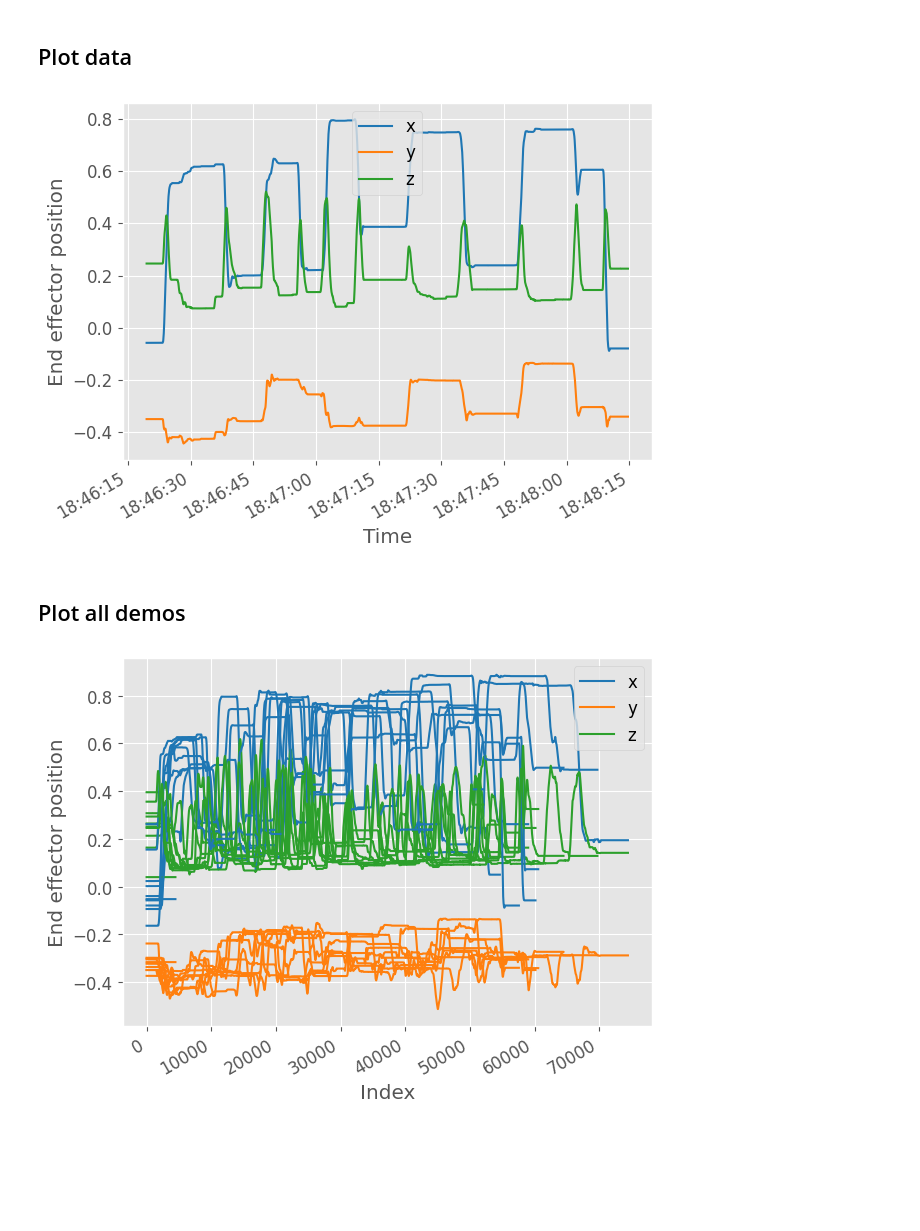
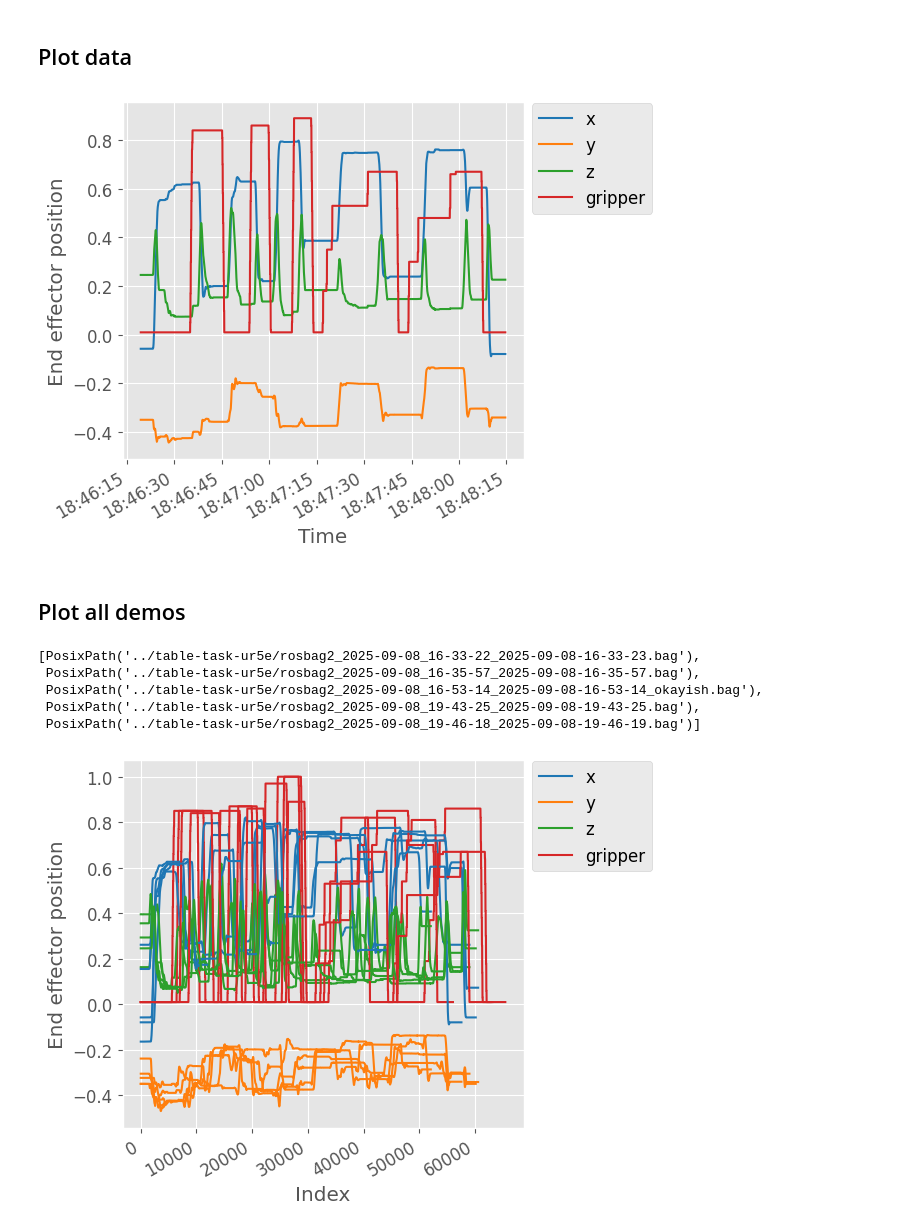
Before and after one commit to AlexanderHIth/temporaryforLSTMTesting, a Jupyter notebook: explore-ur5e-table-task.ipynb, the cells around one changed output. Drawn from its saved outputs; the diff is of its cells as text; code cells hidden in the pictures; blank space fills up the shorter version.

Commit message:
feat: get gripper data

```diff
--- a/explore-ur5e-table-task.ipynb
+++ b/explore-ur5e-table-task.ipynb
@@ -44,25 +45,41 @@ bagfile
 # %% [output]
 PosixPath('../table-task-ur5e/rosbag2_2025-09-08_19-46-18_2025-09-08-19-46-19.bag')
 # %%
-def extract_eef_tf_data_from_rosbag(bagfile):
+def extract_eef_data_from_rosbag(bagfile):
     tf = {"x": [], "y": [], "z": [], "timestamp": []}
+    gripper = {"val": [], "timestamp": []}
 
     # Create a type store to use if the bag has no message definitions.
     typestore = get_typestore(Stores.ROS1_NOETIC)
 
     # Create reader instance and open for reading.
     with AnyReader([bagfile], default_typestore=typestore) as reader:
-        connections = [x for x in reader.connections if x.topic == '/imu_raw/Imu']
+        connections = [x for x in reader.connections if x.topic == "/imu_raw/Imu"]
         for connection, timestamp, rawdata in reader.messages(connections=connections):
             msg = reader.deserialize(rawdata, connection.msgtype)
             # print(msg.header.frame_id
             if connection.msgtype == "tf2_msgs/msg/TFMessage":
-                if msg.transforms[0].child_frame_id == "tool0_controller" and msg.transforms[0].header.frame_id == "base":
+                if (
+                    msg.transforms[0].child_frame_id == "tool0_controller"
+                    and msg.transforms[0].header.frame_id == "base"
+                ):
                     tf["x"].append(msg.transforms[0].transform.translation.x)
                     tf["y"].append(msg.transforms[0].transform.translation.y)
                     tf["z"].append(msg.transforms[0].transform.translation.z)
                     # tf["timestamp"].append(pd.to_datetime(timestamp, utc=True).tz_localize("UTC").tz_convert("EST"))
-                    tf["timestamp"].append(pd.to_datetime(timestamp, utc=True).tz_convert("EST"))
+                    tf["timestamp"].append(
+                        pd.to_datetime(timestamp, utc=True).tz_convert("EST")
+                    )
+
+            if connection.msgtype == "ur5e_move/msg/gripper_pos":
+                gripper["val"].append(msg.gripper_pos)
+                gripper["timestamp"].append(
+                    pd.to_datetime(timestamp, utc=True).tz_convert("EST")
+                )
 
     tf_df = pd.DataFrame(tf)
-    return tf_df
+    gripper_df = pd.DataFrame(gripper)
+    gripper_df["val"] = gripper_df["val"].apply(lambda elem: elem / 100)
+    return tf_df, gripper_df
+# %%
+tf_df, gripper_df = extract_eef_data_from_rosbag(bagfile)
@@ -69,4 +102,3 @@ def extract_eef_tf_data_from_rosbag(bagfile):
 # %%
-tf_df = extract_eef_tf_data_from_rosbag(bagfile)
-tf_df
+gripper_df
 # %% [output]
@@ -173,38 +235,51 @@ with plt.style.context("ggplot_perso.mplstyle"):
     ax.plot(tf_df.timestamp, tf_df.x, label="x", color=cmap[0])
     ax.plot(tf_df.timestamp, tf_df.y, label="y", color=cmap[1])
     ax.plot(tf_df.timestamp, tf_df.z, label="z", color=cmap[2])
+    ax.plot(gripper_df.timestamp, gripper_df.val, label="gripper", color=cmap[3])
     ax.set_xlabel("Time")
     ax.set_ylabel("End effector position")
-    ax.legend(loc="best")
+    # ax.legend(loc="best")
+    ax.legend(bbox_to_anchor=(1.0, 1.02))
     fig.autofmt_xdate()
     fig.tight_layout()
     plt.show()
 # %% [output]
-[figure, old version]
+[figure, new version]
 # %% [markdown]
 ## Plot all demos
+# %%
+bagfiles[-5:]
+# %% [output]
+[PosixPath('../table-task-ur5e/rosbag2_2025-09-08_16-33-22_2025-09-08-16-33-23.bag'),
+ PosixPath('../table-task-ur5e/rosbag2_2025-09-08_16-35-57_2025-09-08-16-35-57.bag'),
+ PosixPath('../table-task-ur5e/rosbag2_2025-09-08_16-53-14_2025-09-08-16-53-14_okayish.bag'),
+ PosixPath('../table-task-ur5e/rosbag2_2025-09-08_19-43-25_2025-09-08-19-43-25.bag'),
+ PosixPath('../table-task-ur5e/rosbag2_2025-09-08_19-46-18_2025-09-08-19-46-19.bag')]
 # %%
 with plt.style.context("ggplot_perso.mplstyle"):
     # with plt.style.context("ggplot"):
     fig, ax = plt.subplots()
     cmap = mpl.colormaps.get("tab10").colors
 
-    for idx, bagfile in enumerate(tqdm(bagfiles)):
-        tf_df = extract_eef_tf_data_from_rosbag(bagfile)
+    for idx, bagfile in enumerate(tqdm(bagfiles[-5:])):
+        tf_df, gripper_df = extract_eef_data_from_rosbag(bagfile)
         if idx == 0:
             ax.plot(tf_df.index, tf_df.x, label="x", color=cmap[0])
             ax.plot(tf_df.index, tf_df.y, label="y", color=cmap[1])
             ax.plot(tf_df.index, tf_df.z, label="z", color=cmap[2])
+            ax.plot(gripper_df.index, gripper_df.val, label="gripper", color=cmap[3])
         else:
             ax.plot(tf_df.index, tf_df.x, color=cmap[0])
             ax.plot(tf_df.index, tf_df.y, color=cmap[1])
             ax.plot(tf_df.index, tf_df.z, color=cmap[2])
+            ax.plot(gripper_df.index, gripper_df.val, color=cmap[3])
 
     ax.set_xlabel("Index")
     ax.set_ylabel("End effector position")
-    ax.legend(loc="best")
+    # ax.legend(loc="best")
+    ax.legend(bbox_to_anchor=(1.0, 1.02))
     fig.autofmt_xdate()
     fig.tight_layout()
     plt.show()
 # %% [output]
-[figure, old version]
+[figure, new version]
```
Also changed, not shown: parts of 9 cells of this notebook, 3 other files.
